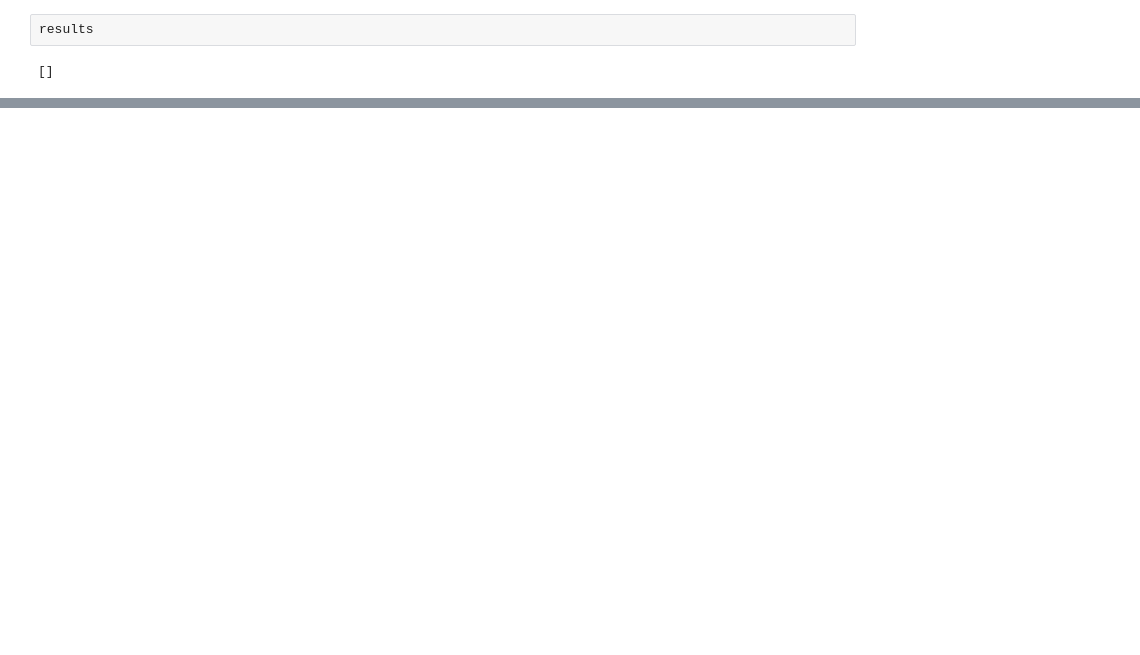
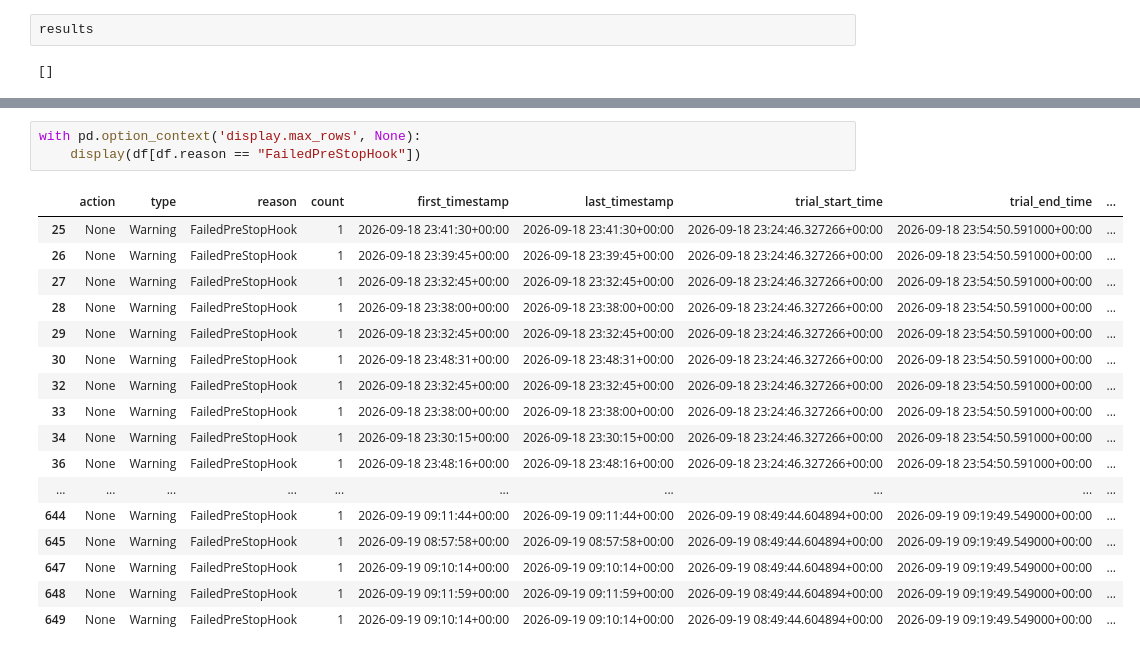
Before and after one commit to kasbench/kasbench-audit, a Jupyter notebook: notebooks/audit.ipynb, the cells around one changed output, grey strips where cells are left out. Drawn from its saved outputs; the diff is of its cells as text; blank space fills up the shorter version.

```diff
--- a/notebooks/audit.ipynb
+++ b/notebooks/audit.ipynb
@@ -233,0 +373,21 @@ results
+# %%
+with pd.option_context('display.max_rows', None):
+    display(df[df.reason == "FailedPreStopHook"])
+# %% [output]
+|  | action | type | reason | count | first_timestamp | last_timestamp | trial_start_time | trial_end_time | ... |
+| 25 | None | Warning | FailedPreStopHook | 1 | 2026-09-18 23:41:30+00:00 | 2026-09-18 23:41:30+00:00 | 2026-09-18 23:24:46.327266+00:00 | 2026-09-18 23:54:50.591000+00:00 | ... |
+| 26 | None | Warning | FailedPreStopHook | 1 | 2026-09-18 23:39:45+00:00 | 2026-09-18 23:39:45+00:00 | 2026-09-18 23:24:46.327266+00:00 | 2026-09-18 23:54:50.591000+00:00 | ... |
+| 27 | None | Warning | FailedPreStopHook | 1 | 2026-09-18 23:32:45+00:00 | 2026-09-18 23:32:45+00:00 | 2026-09-18 23:24:46.327266+00:00 | 2026-09-18 23:54:50.591000+00:00 | ... |
+| 28 | None | Warning | FailedPreStopHook | 1 | 2026-09-18 23:38:00+00:00 | 2026-09-18 23:38:00+00:00 | 2026-09-18 23:24:46.327266+00:00 | 2026-09-18 23:54:50.591000+00:00 | ... |
+| 29 | None | Warning | FailedPreStopHook | 1 | 2026-09-18 23:32:45+00:00 | 2026-09-18 23:32:45+00:00 | 2026-09-18 23:24:46.327266+00:00 | 2026-09-18 23:54:50.591000+00:00 | ... |
+| 30 | None | Warning | FailedPreStopHook | 1 | 2026-09-18 23:48:31+00:00 | 2026-09-18 23:48:31+00:00 | 2026-09-18 23:24:46.327266+00:00 | 2026-09-18 23:54:50.591000+00:00 | ... |
+| 32 | None | Warning | FailedPreStopHook | 1 | 2026-09-18 23:32:45+00:00 | 2026-09-18 23:32:45+00:00 | 2026-09-18 23:24:46.327266+00:00 | 2026-09-18 23:54:50.591000+00:00 | ... |
+| 33 | None | Warning | FailedPreStopHook | 1 | 2026-09-18 23:38:00+00:00 | 2026-09-18 23:38:00+00:00 | 2026-09-18 23:24:46.327266+00:00 | 2026-09-18 23:54:50.591000+00:00 | ... |
+| 34 | None | Warning | FailedPreStopHook | 1 | 2026-09-18 23:30:15+00:00 | 2026-09-18 23:30:15+00:00 | 2026-09-18 23:24:46.327266+00:00 | 2026-09-18 23:54:50.591000+00:00 | ... |
+| 36 | None | Warning | FailedPreStopHook | 1 | 2026-09-18 23:48:16+00:00 | 2026-09-18 23:48:16+00:00 | 2026-09-18 23:24:46.327266+00:00 | 2026-09-18 23:54:50.591000+00:00 | ... |
+| ... | ... | ... | ... | ... | ... | ... | ... | ... | ... |
+| 644 | None | Warning | FailedPreStopHook | 1 | 2026-09-19 09:11:44+00:00 | 2026-09-19 09:11:44+00:00 | 2026-09-19 08:49:44.604894+00:00 | 2026-09-19 09:19:49.549000+00:00 | ... |
+| 645 | None | Warning | FailedPreStopHook | 1 | 2026-09-19 08:57:58+00:00 | 2026-09-19 08:57:58+00:00 | 2026-09-19 08:49:44.604894+00:00 | 2026-09-19 09:19:49.549000+00:00 | ... |
+| 647 | None | Warning | FailedPreStopHook | 1 | 2026-09-19 09:10:14+00:00 | 2026-09-19 09:10:14+00:00 | 2026-09-19 08:49:44.604894+00:00 | 2026-09-19 09:19:49.549000+00:00 | ... |
+| 648 | None | Warning | FailedPreStopHook | 1 | 2026-09-19 09:11:59+00:00 | 2026-09-19 09:11:59+00:00 | 2026-09-19 08:49:44.604894+00:00 | 2026-09-19 09:19:49.549000+00:00 | ... |
+| 649 | None | Warning | FailedPreStopHook | 1 | 2026-09-19 09:10:14+00:00 | 2026-09-19 09:10:14+00:00 | 2026-09-19 08:49:44.604894+00:00 | 2026-09-19 09:19:49.549000+00:00 | ... |
```
Also changed, not shown: parts of 7 cells of this notebook, 1 other file.
